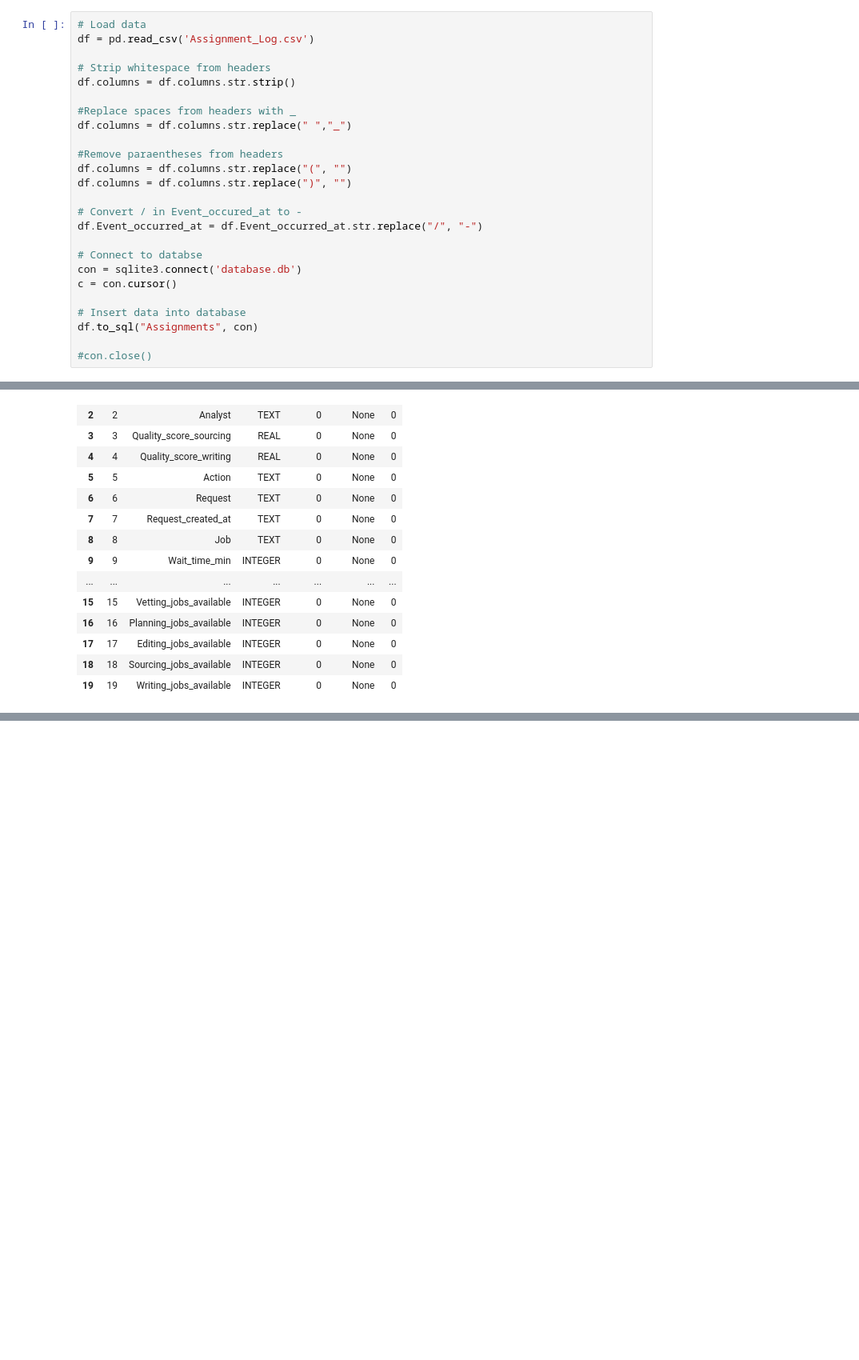
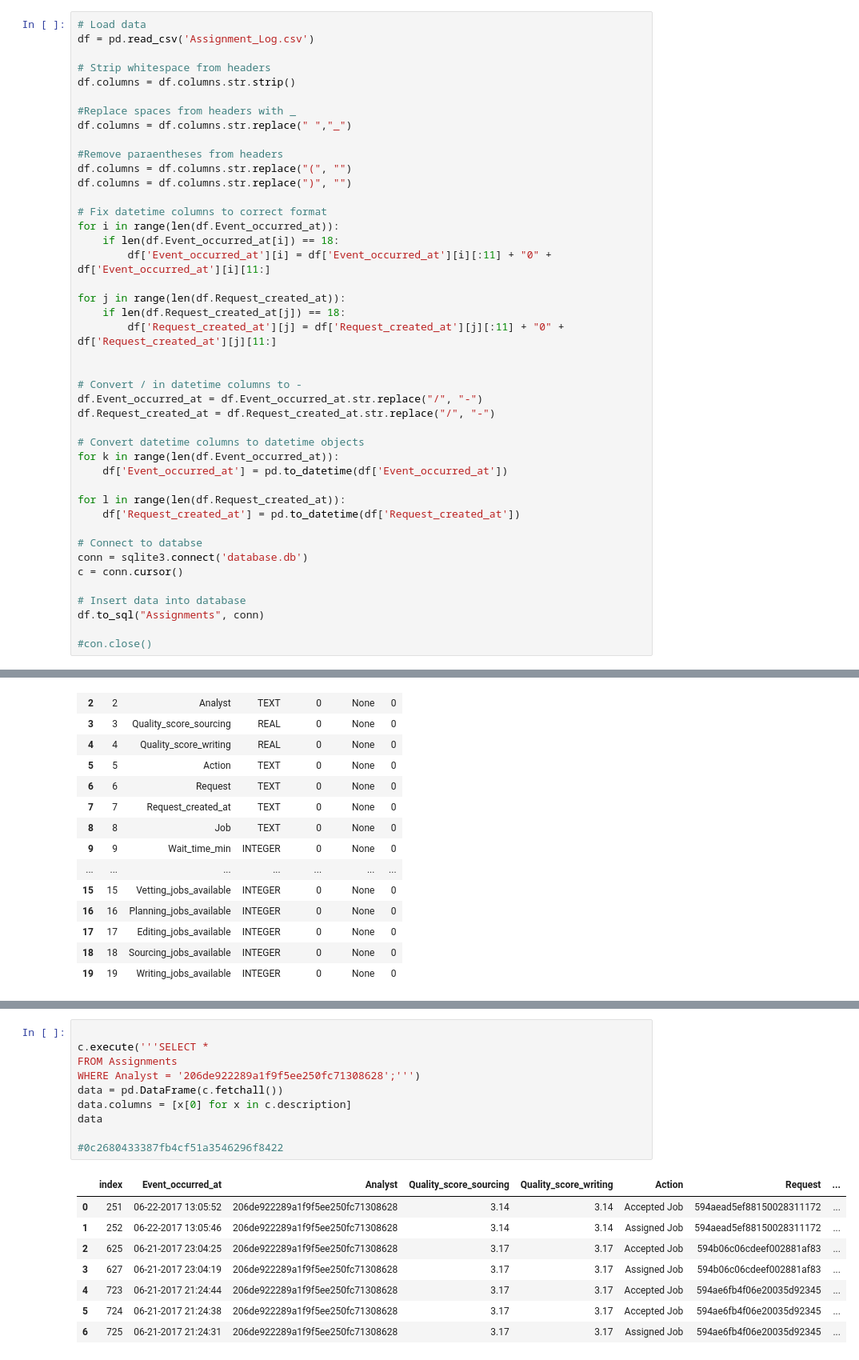
Before and after one commit to erikajane/Wonder_SQL_Task, a Jupyter notebook: Data.ipynb, the cells around one changed output, grey strips where cells are left out. Shown at 80% size. Saved outputs shown, nothing was run; the diff lists cells and outputs as text; blank space fills up the shorter version.

```diff
--- a/Data.ipynb
+++ b/Data.ipynb
@@ -23,14 +23,32 @@ df.columns = df.columns.str.replace(" ","_")
 df.columns = df.columns.str.replace("(", "")
 df.columns = df.columns.str.replace(")", "")
 
-# Convert / in Event_occured_at to -
+# Fix datetime columns to correct format
+for i in range(len(df.Event_occurred_at)):
+    if len(df.Event_occurred_at[i]) == 18:
+        df['Event_occurred_at'][i] = df['Event_occurred_at'][i][:11] + "0" + df['Event_occurred_at'][i][11:]
+
+for j in range(len(df.Request_created_at)):
+    if len(df.Request_created_at[j]) == 18:
+        df['Request_created_at'][j] = df['Request_created_at'][j][:11] + "0" + df['Request_created_at'][j][11:]
+
+
+# Convert / in datetime columns to -
 df.Event_occurred_at = df.Event_occurred_at.str.replace("/", "-")
+df.Request_created_at = df.Request_created_at.str.replace("/", "-")
+
+# Convert datetime columns to datetime objects
+for k in range(len(df.Event_occurred_at)):
+    df['Event_occurred_at'] = pd.to_datetime(df['Event_occurred_at'])
+
+for l in range(len(df.Request_created_at)):
+    df['Request_created_at'] = pd.to_datetime(df['Request_created_at'])
 
 # Connect to databse
-con = sqlite3.connect('database.db')
-c = con.cursor()
+conn = sqlite3.connect('database.db')
+c = conn.cursor()
 
 # Insert data into database
-df.to_sql("Assignments", con)
+df.to_sql("Assignments", conn)
 
 #con.close()
@@ -425,0 +640,19 @@ data
+# %%
+
+c.execute('''SELECT *
+FROM Assignments
+WHERE Analyst = '206de922289a1f9f5ee250fc71308628';''')
+data = pd.DataFrame(c.fetchall())
+data.columns = [x[0] for x in c.description]
+data
+
+#0c2680433387fb4cf51a3546296f8422
+# %% [output]
+|  | index | Event_occurred_at | Analyst | Quality_score_sourcing | Quality_score_writing | Action | Request | ... |
+| 0 | 251 | 06-22-2017 13:05:52 | 206de922289a1f9f5ee250fc71308628 | 3.14 | 3.14 | Accepted Job | 594aead5ef88150028311172 | ... |
+| 1 | 252 | 06-22-2017 13:05:46 | 206de922289a1f9f5ee250fc71308628 | 3.14 | 3.14 | Assigned Job | 594aead5ef88150028311172 | ... |
+| 2 | 625 | 06-21-2017 23:04:25 | 206de922289a1f9f5ee250fc71308628 | 3.17 | 3.17 | Accepted Job | 594b06c06cdeef002881af83 | ... |
+| 3 | 627 | 06-21-2017 23:04:19 | 206de922289a1f9f5ee250fc71308628 | 3.17 | 3.17 | Assigned Job | 594b06c06cdeef002881af83 | ... |
+| 4 | 723 | 06-21-2017 21:24:44 | 206de922289a1f9f5ee250fc71308628 | 3.17 | 3.17 | Accepted Job | 594ae6fb4f06e20035d92345 | ... |
+| 5 | 724 | 06-21-2017 21:24:38 | 206de922289a1f9f5ee250fc71308628 | 3.17 | 3.17 | Accepted Job | 594ae6fb4f06e20035d92345 | ... |
+| 6 | 725 | 06-21-2017 21:24:31 | 206de922289a1f9f5ee250fc71308628 | 3.17 | 3.17 | Assigned Job | 594ae6fb4f06e20035d92345 | ... |
```
Also changed, not shown: parts of 16 cells of this notebook, 2 other files.
